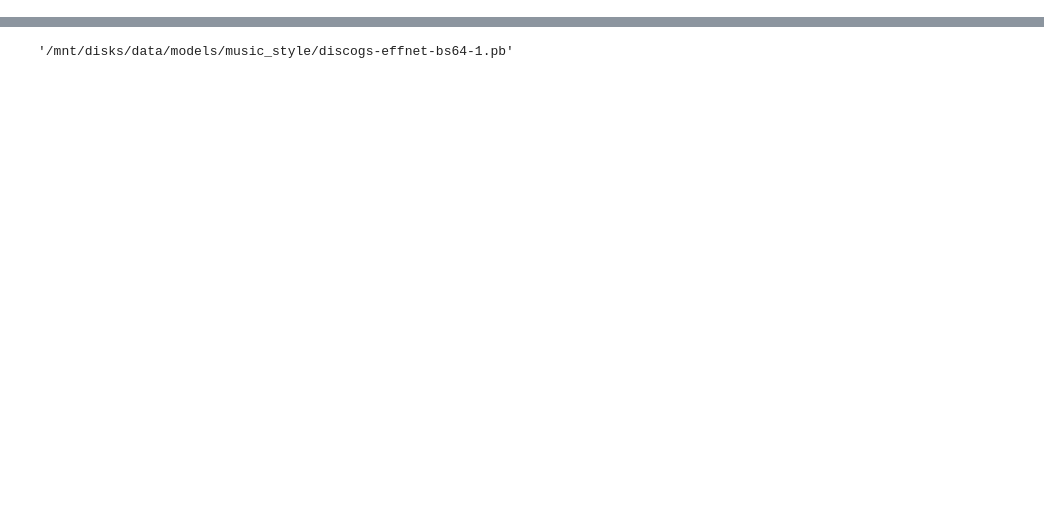
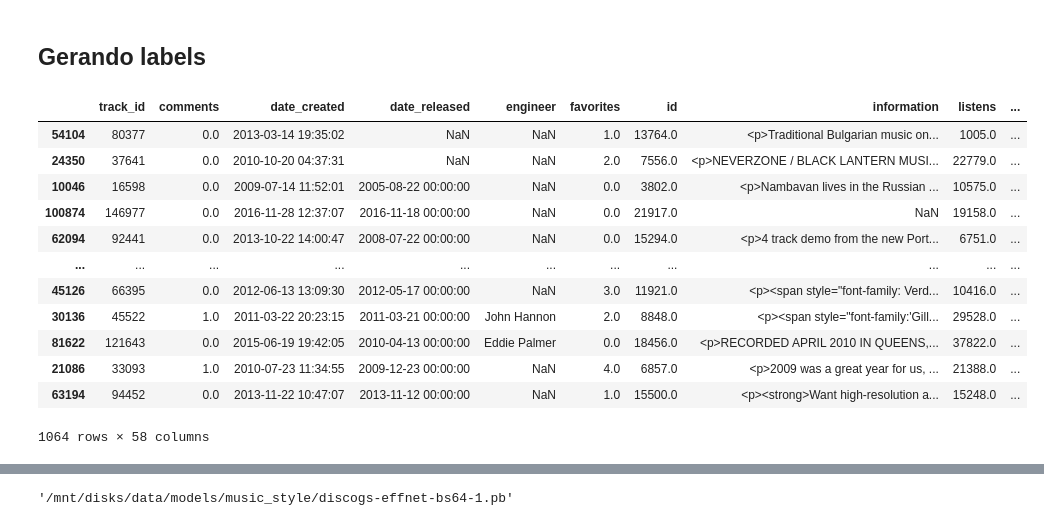
Before and after one commit to Sette/hmc, a Jupyter notebook: Notebooks/2 - Feature_Extraction.ipynb, the cells around one changed output, grey strips where cells are left out. Drawn from its saved outputs; the diff is of its cells as text; code cells hidden in the pictures; blank space fills up the shorter version.

```diff
--- a/Notebooks/2 - Feature_Extraction.ipynb
+++ b/Notebooks/2 - Feature_Extraction.ipynb
@@ -86,0 +32,8 @@ df = df.sample(frac=sample_size)
+# %%
+
+args = pd.Series({
+    "root_dir":"/mnt/disks/data/",
+    "embeddings":"music_style",
+    "train_id": "global_mini_test",
+    'sample_size':0.01
+})
@@ -86,0 +94,19 @@ df = df.sample(frac=sample_size)
+# %%
+
+
+def __load_json__(path):
+    with open(path, 'r') as f:
+        tmp = json.loads(f.read())
+
+    return tmp
+
+
+
+df = pd.read_csv(os.path.join(metadata_path_fma,"tracks_genres_id_full.csv"))
+# %%
+df= df[df.valid == True]
+# %%
+
+df = df.sample(frac=args.sample_size)
+# %% [markdown]
+## Gerando labels
@@ -86,0 +117,16 @@ df = df.sample(frac=sample_size)
+# %%
+df
+# %% [output]
+|  | track_id | comments | date_created | date_released | engineer | favorites | id | information | listens | ... |
+| 54104 | 80377 | 0.0 | 2013-03-14 19:35:02 | NaN | NaN | 1.0 | 13764.0 | <p>Traditional Bulgarian music on... | 1005.0 | ... |
+| 24350 | 37641 | 0.0 | 2010-10-20 04:37:31 | NaN | NaN | 2.0 | 7556.0 | <p>NEVERZONE / BLACK LANTERN MUSI... | 22779.0 | ... |
+| 10046 | 16598 | 0.0 | 2009-07-14 11:52:01 | 2005-08-22 00:00:00 | NaN | 0.0 | 3802.0 | <p>Nambavan lives in the Russian ... | 10575.0 | ... |
+| 100874 | 146977 | 0.0 | 2016-11-28 12:37:07 | 2016-11-18 00:00:00 | NaN | 0.0 | 21917.0 | NaN | 19158.0 | ... |
+| 62094 | 92441 | 0.0 | 2013-10-22 14:00:47 | 2008-07-22 00:00:00 | NaN | 0.0 | 15294.0 | <p>4 track demo from the new Port... | 6751.0 | ... |
+| ... | ... | ... | ... | ... | ... | ... | ... | ... | ... | ... |
+| 45126 | 66395 | 0.0 | 2012-06-13 13:09:30 | 2012-05-17 00:00:00 | NaN | 3.0 | 11921.0 | <p><span style="font-family: Verd... | 10416.0 | ... |
+| 30136 | 45522 | 1.0 | 2011-03-22 20:23:15 | 2011-03-21 00:00:00 | John Hannon | 2.0 | 8848.0 | <p><span style="font-family:'Gill... | 29528.0 | ... |
+| 81622 | 121643 | 0.0 | 2015-06-19 19:42:05 | 2010-04-13 00:00:00 | Eddie Palmer | 0.0 | 18456.0 | <p>RECORDED APRIL 2010 IN QUEENS,... | 37822.0 | ... |
+| 21086 | 33093 | 1.0 | 2010-07-23 11:34:55 | 2009-12-23 00:00:00 | NaN | 4.0 | 6857.0 | <p>2009 was a great year for us, ... | 21388.0 | ... |
+| 63194 | 94452 | 0.0 | 2013-11-22 10:47:07 | 2013-11-12 00:00:00 | NaN | 1.0 | 15500.0 | <p><strong>Want high-resolution a... | 15248.0 | ... |
+1064 rows × 58 columns
```
Also changed, not shown: parts of 65 cells of this notebook, 5 other files.
